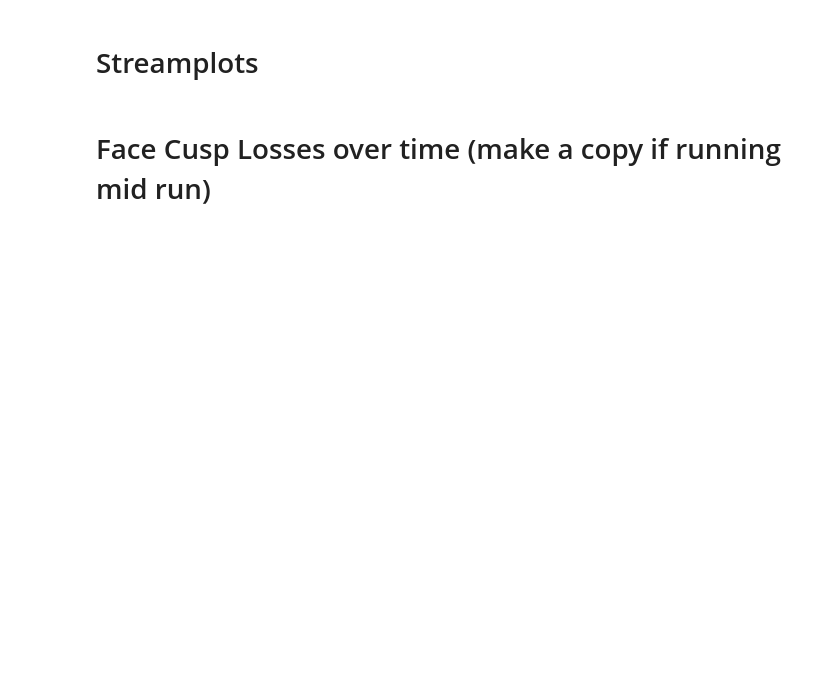
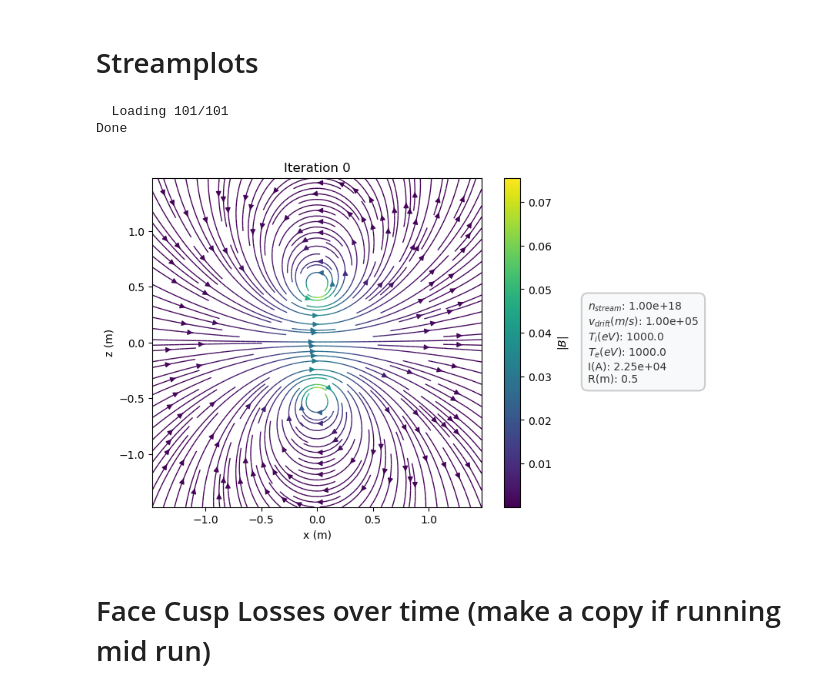
Before and after one commit to Justyunsart/WarpX_Polywell, a Jupyter notebook: postprocess/postprocess_single_coil_official_clean.ipynb, the cells around one changed output. Cells and saved outputs as stored; diff of their text form; code cells hidden in the pictures; blank space fills up the shorter version.

```diff
--- a/postprocess/postprocess_single_coil_official_clean.ipynb
+++ b/postprocess/postprocess_single_coil_official_clean.ipynb
@@ -821,34 +853,38 @@ cbar = fig.colorbar(im.lines, ax=ax, label=r'$|B|$')
 
 ax.set_xlabel('x (m)')
 ax.set_ylabel('z (m)')
 title = ax.set_title('Iteration 0')
 
-add_external_parameter_box(fig, static_params)
+add_external_parameter_box(fig, static_params, dx=5)
 
 plt.savefig('test.png')
 plt.show()
 
 def update(k):
     it = iterations[k]
     ax.cla()
     im = ax.streamplot(
         x=info.x,
         y=info.z,
         u=B_streamplots[k][0],
         v=B_streamplots[k][1],
         color=B_streamplots[k][2],
         cmap="viridis", density=2.0, linewidth=1
     )
     t_us = series_f.t[k] * 1e6
     ax.set_title(f'|B|  step {it}  t = {t_us:.2f} µs')
     ax.set_xlabel('x (m)')
     ax.set_ylabel('z (m)')
     return [im]
 
 ani = animation.FuncAnimation(fig, update, frames=len(iterations), interval=100)
 ani.save(f'{save_path}/B_stream_timelapse.mp4', writer='ffmpeg', fps=10, dpi=300)
 plt.close()
 print(f"Saved: {save_path}/B_stream_timelapse.mp4")
+# %% [output]
+  Loading 101/101
+Done
+[figure, added]
 # %% [markdown]
 # Face Cusp Losses over time (make a copy if running mid run)
 # %%
```
Also changed, not shown: parts of 30 cells of this notebook.
